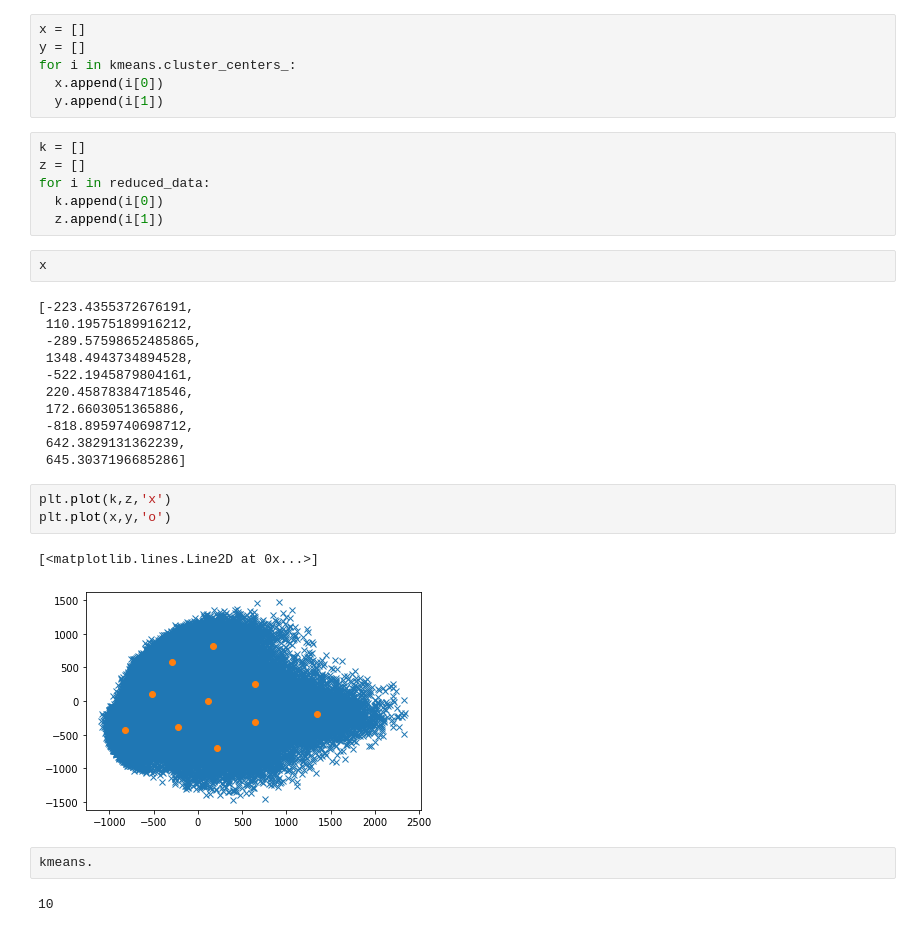
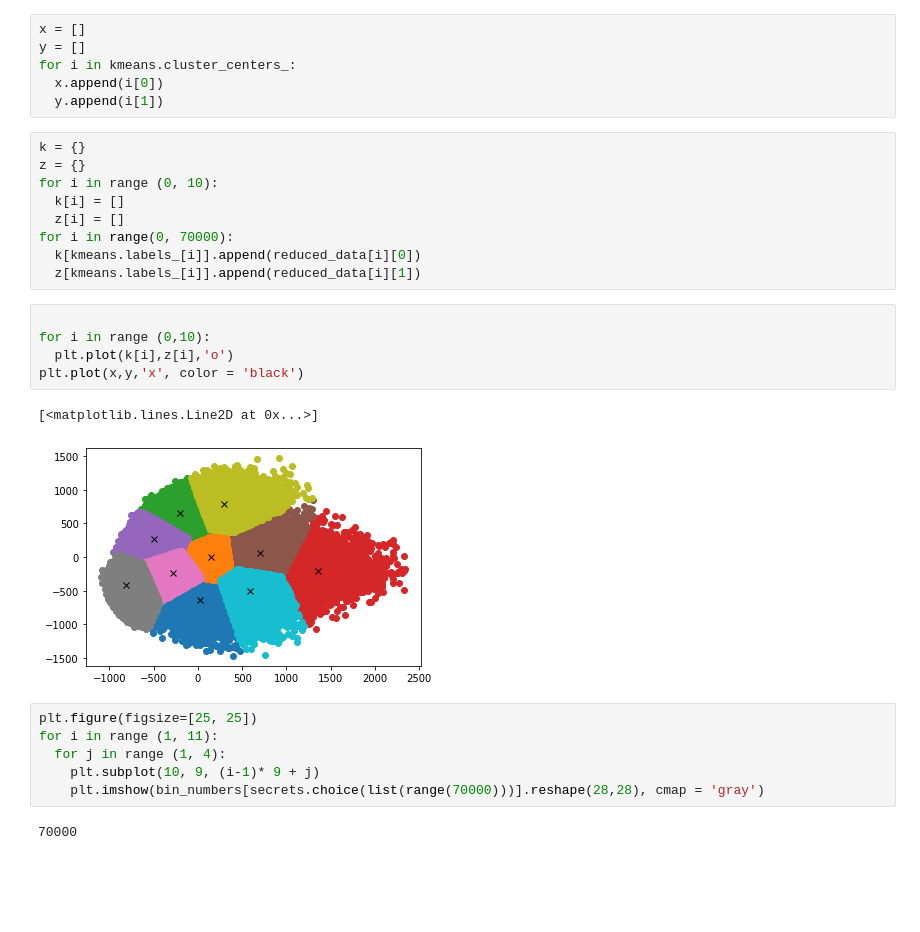
Before and after one commit to DaanMoura/AprendizadoDeMaquina, a Jupyter notebook: trabalho2/AM_Trab2.ipynb, the cells around one changed output. Drawn from its saved outputs; the diff is of its cells as text; blank space fills up the shorter version.

```diff
--- a/trabalho2/AM_Trab2.ipynb
+++ b/trabalho2/AM_Trab2.ipynb
@@ -111,33 +109,29 @@ for i in kmeans.cluster_centers_:
   x.append(i[0])
   y.append(i[1])
 # %%
-k = []
-z = []
-for i in reduced_data:
-  k.append(i[0])
-  z.append(i[1])
+k = {}
+z = {}
+for i in range (0, 10):
+  k[i] = []
+  z[i] = []
+for i in range(0, 70000):
+  k[kmeans.labels_[i]].append(reduced_data[i][0])
+  z[kmeans.labels_[i]].append(reduced_data[i][1])
-# %%
-x
-# %% [output]
-[-223.4355372676191,
- 110.19575189916212,
- -289.57598652485865,
- 1348.4943734894528,
- -522.1945879804161,
- 220.45878384718546,
- 172.6603051365886,
- -818.8959740698712,
- 642.3829131362239,
- 645.3037196685286]
 # %%
-plt.plot(k,z,'x')
-plt.plot(x,y,'o')
+
+for i in range (0,10):
+  plt.plot(k[i],z[i],'o')
+plt.plot(x,y,'x', color = 'black')
 # %% [output]
 [<matplotlib.lines.Line2D at 0x...>]
-[figure, old version]
+[figure, new version]
-# %%
-kmeans.
-# %% [output]
-10
+# %%
+plt.figure(figsize=[25, 25])
+for i in range (1, 11):
+  for j in range (1, 4):
+    plt.subplot(10, 9, (i-1)* 9 + j)
+    plt.imshow(bin_numbers[secrets.choice(list(range(70000)))].reshape(28,28), cmap = 'gray')
+# %% [output]
+70000
 # %%
 reduced_data
```
Also changed, not shown: parts of 8 cells of this notebook.
